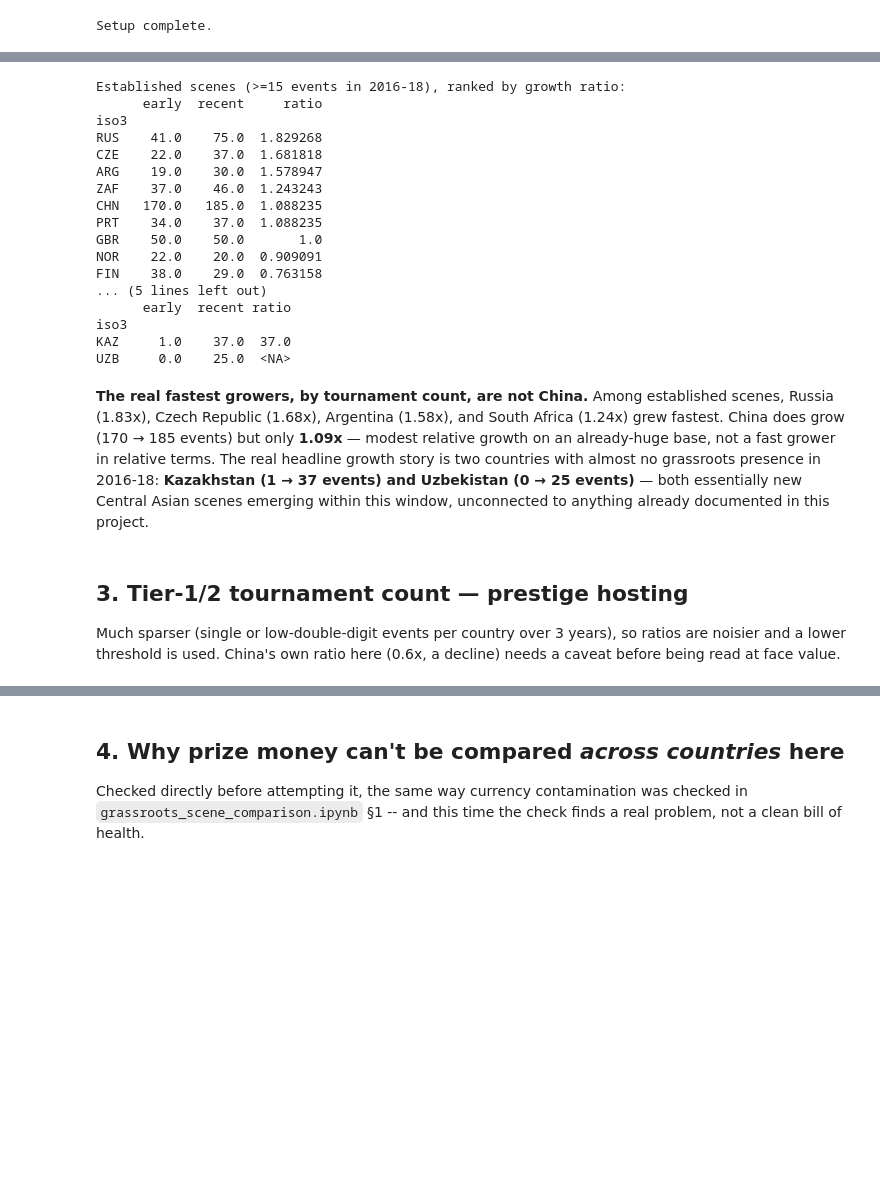
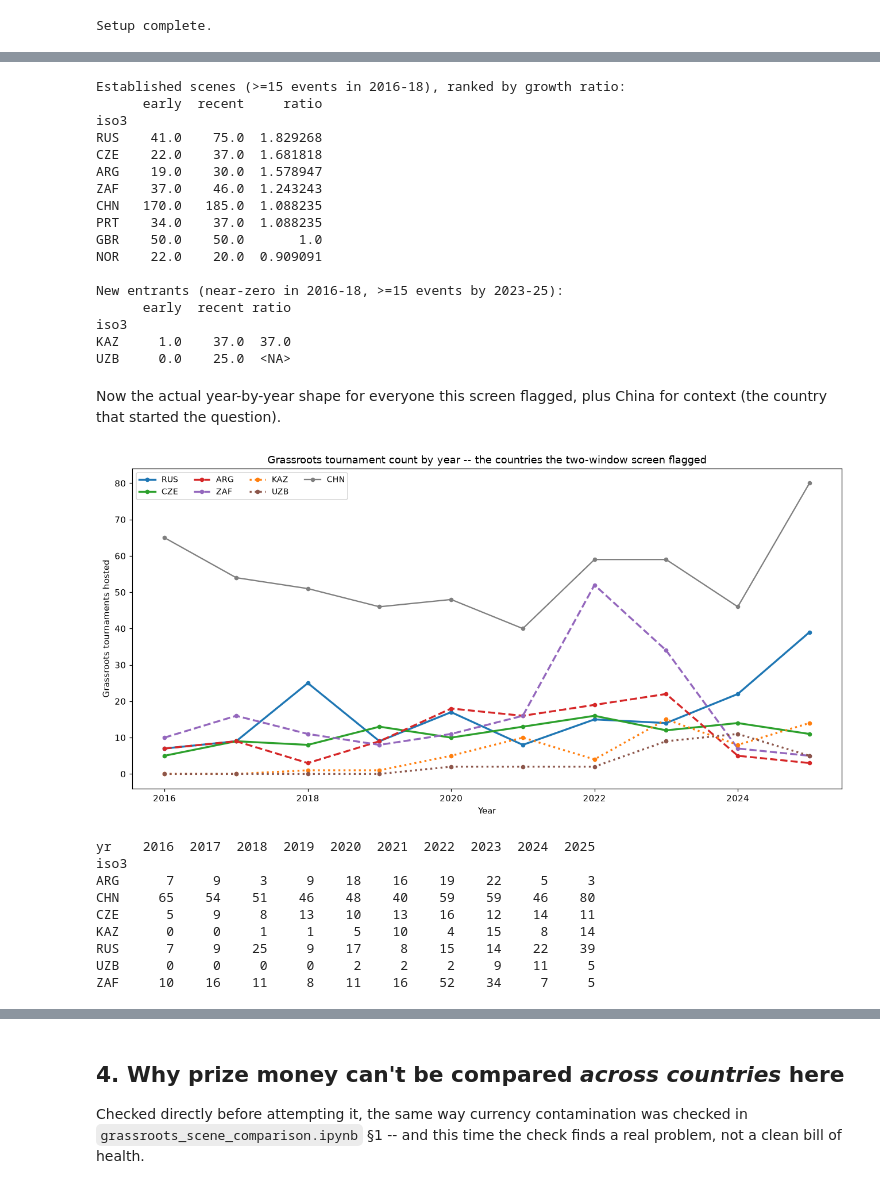
Before and after one commit to JacobH1994/fandomdatapuller, a Jupyter notebook: notebooks/fastest_growing_cs_regions.ipynb, the cells around one changed output, grey strips where cells are left out. Saved outputs shown, nothing was run; the diff lists cells and outputs as text; code cells hidden in the pictures; blank space fills up the shorter version.

```diff
--- a/notebooks/fastest_growing_cs_regions.ipynb
+++ b/notebooks/fastest_growing_cs_regions.ipynb
@@ -185,6 +179,9 @@ EXTRA_COUNTRY_TO_ISO3 = {
 }
 COUNTRY_TO_ISO3.update(EXTRA_COUNTRY_TO_ISO3)
 
+GRASSROOTS = "tier NOT IN ('S-Tier','A-Tier')"
+TIER12 = "tier IN ('S-Tier','A-Tier')"
+
 def by_country(tier_filter, lo, hi, extra_cols=""):
     rows = conn.execute(
         f"SELECT country{extra_cols} FROM tournaments WHERE title_id='counter_strike' "
@@ -197,8 +194,24 @@ def by_country(tier_filter, lo, hi, extra_cols=""):
     df["iso3"] = df["key"].map(COUNTRY_TO_ISO3)
     return df[df["iso3"].notna()]
 
-GRASSROOTS = "tier NOT IN ('S-Tier','A-Tier')"
-TIER12 = "tier IN ('S-Tier','A-Tier')"
+def yearly_by_country(tier_filter, iso3_list, lo=2016, hi=2027, extra_cols="", value_col=None):
+    """Full year-by-year series for a specific set of countries -- the
+    main tool this notebook now leans on, not the two-window ratio."""
+    rows = conn.execute(
+        f"SELECT country, substr(start_date,1,4) AS yr{extra_cols} FROM tournaments "
+        f"WHERE title_id='counter_strike' AND {tier_filter} AND country IS NOT NULL "
+        f"AND start_date GLOB '[0-9][0-9][0-9][0-9]-*'",
+    ).fetchall()
+    cols = ["country_raw", "yr"] + [c.strip() for c in extra_cols.split(",") if c.strip()]
+    df = pd.DataFrame(rows, columns=cols)
+    df["key"] = df["country_raw"].str.strip().str.lower()
+    df["iso3"] = df["key"].map(COUNTRY_TO_ISO3)
+    df["yr"] = df["yr"].astype(int)
+    df = df[(df["iso3"].isin(iso3_list)) & (df["yr"] >= lo) & (df["yr"] < hi)]
+    if value_col:
+        df = df[df[value_col].notna()]
+        return df.groupby(["iso3", "yr"])[value_col].sum().unstack(fill_value=0)
+    return df.groupby(["iso3", "yr"]).size().unstack(fill_value=0)
 
 print("Setup complete.")
 # %% [output]
@@ -221,7 +232,7 @@ g_growth["ratio"] = g_growth["recent"] / g_growth["early"].replace(0, pd.NA)
 
 established = g_growth[g_growth["early"] >= 15].sort_values("ratio", ascending=False)
 print("Established scenes (>=15 events in 2016-18), ranked by growth ratio:")
-print(established.head(12).to_string())
+print(established.head(8).to_string())
 
 new_entrants = g_growth[(g_growth["early"] < 5) & (g_growth["recent"] >= 15)].sort_values("recent", ascending=False)
 print("\nNew entrants (near-zero in 2016-18, >=15 events by 2023-25):")
@@ -238,25 +249,44 @@ CHN   170.0   185.0  1.088235
 PRT    34.0    37.0  1.088235
 GBR    50.0    50.0       1.0
 NOR    22.0    20.0  0.909091
-FIN    38.0    29.0  0.763158
-... (5 lines left out)
+
+New entrants (near-zero in 2016-18, >=15 events by 2023-25):
       early  recent ratio
 iso3
 KAZ     1.0    37.0  37.0
 UZB     0.0    25.0  <NA>
-# %% [markdown]
-**The real fastest growers, by tournament count, are not China.**
-Among established scenes, Russia (1.83x), Czech Republic (1.68x),
-Argentina (1.58x), and South Africa (1.24x) grew fastest. China does grow
-(170 → 185 events) but only **1.09x** — modest relative growth on an
-already-huge base, not a fast grower in relative terms. The real headline
-growth story is two countries with almost no grassroots presence in
-2016-18: **Kazakhstan (1 → 37 events) and Uzbekistan (0 → 25 events)** —
-both essentially new Central Asian scenes emerging within this window,
-unconnected to anything already documented in this project.
-# %% [markdown]
-## 3. Tier-1/2 tournament count — prestige hosting
-
-Much sparser (single or low-double-digit events per country over 3 years),
-so ratios are noisier and a lower threshold is used. China's own ratio
-here (0.6x, a decline) needs a caveat before being read at face value.
+# %% [markdown]
+Now the actual year-by-year shape for everyone this screen flagged,
+plus China for context (the country that started the question).
+# %%
+focus = ["RUS", "CZE", "ARG", "ZAF", "KAZ", "UZB", "CHN"]
+yearly_g = yearly_by_country(GRASSROOTS, focus, lo=2016, hi=2026)
+yearly_g = yearly_g.reindex(columns=range(2016, 2026), fill_value=0)
+
+fig, ax = plt.subplots(figsize=(12, 6))
+colors = {"RUS": "#1f77b4", "CZE": "#2ca02c", "ARG": "#d62728", "ZAF": "#9467bd",
+          "KAZ": "#ff7f0e", "UZB": "#8c564b", "CHN": "#7f7f7f"}
+for iso3 in focus:
+    style = "-" if iso3 in ("RUS", "CZE") else ("--" if iso3 in ("ARG", "ZAF") else (":" if iso3 in ("KAZ", "UZB") else "-"))
+    lw = 1.5 if iso3 == "CHN" else 2.2
+    ax.plot(yearly_g.columns, yearly_g.loc[iso3], style, color=colors[iso3], linewidth=lw, marker="o", markersize=4, label=iso3)
+ax.set_xlabel("Year")
+ax.set_ylabel("Grassroots tournaments hosted")
+ax.set_title("Grassroots tournament count by year -- the countries the two-window screen flagged")
+ax.legend(ncol=4, fontsize=9)
+plt.tight_layout()
+plt.savefig(REPO_ROOT / "notebooks" / "_regions_fig_grassroots_yearly.png", dpi=110)
+plt.show()
+
+print(yearly_g.to_string())
+# %% [output]
+[figure, added]
+yr    2016  2017  2018  2019  2020  2021  2022  2023  2024  2025
+iso3
+ARG      7     9     3     9    18    16    19    22     5     3
+CHN     65    54    51    46    48    40    59    59    46    80
+CZE      5     9     8    13    10    13    16    12    14    11
+KAZ      0     0     1     1     5    10     4    15     8    14
+RUS      7     9    25     9    17     8    15    14    22    39
+UZB      0     0     0     0     2     2     2     9    11     5
+ZAF     10    16    11     8    11    16    52    34     7     5
```
Also changed, not shown: parts of 26 cells of this notebook, 2 other files.
